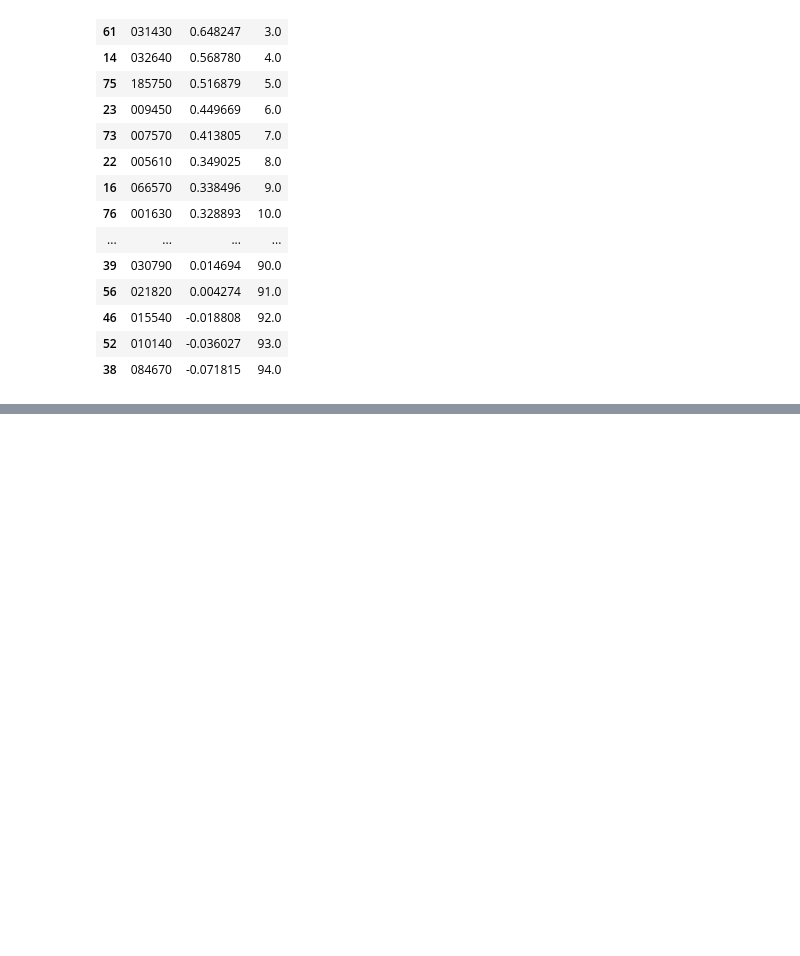
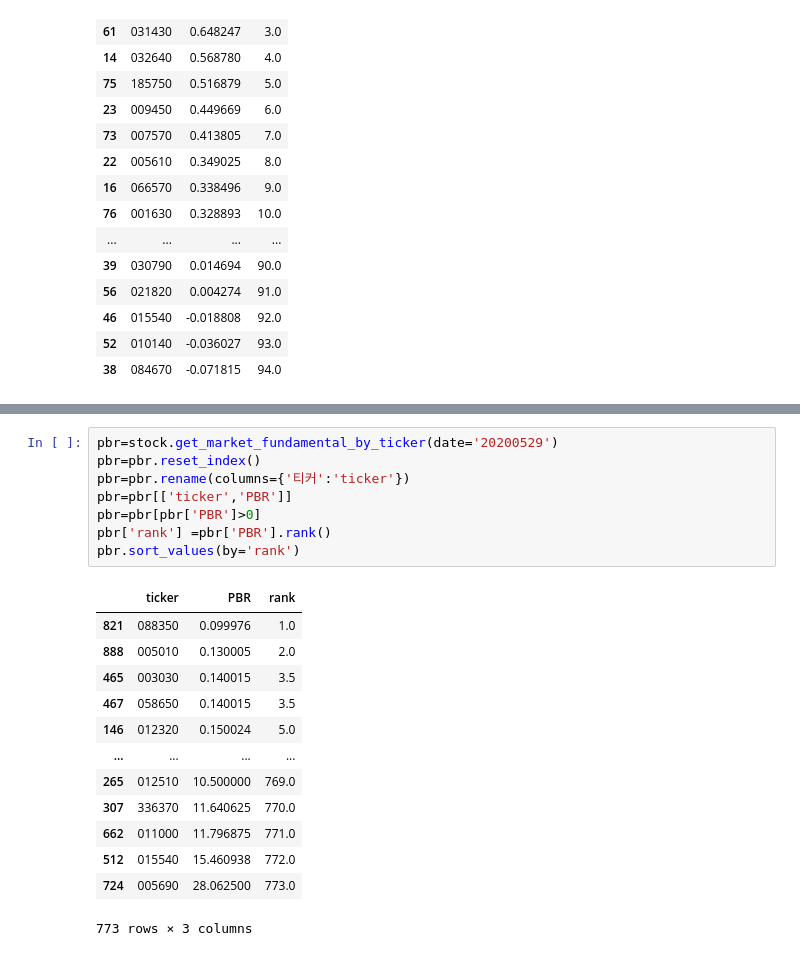
Before and after one commit to ajcltm/BackTesting, a Jupyter notebook: opendart&pykrx(7.14).ipynb, the cells around one changed output, grey strips where cells are left out. Saved outputs shown, nothing was run; the diff lists cells and outputs as text; blank space fills up the shorter version.

```diff
--- a/opendart&pykrx(7.14).ipynb
+++ b/opendart&pykrx(7.14).ipynb
@@ -144,0 +181,22 @@ Name: thstrm_amount, dtype: object
+# %%
+pbr=stock.get_market_fundamental_by_ticker(date='20200529')
+pbr=pbr.reset_index()
+pbr=pbr.rename(columns={'티커':'ticker'})
+pbr=pbr[['ticker','PBR']]
+pbr=pbr[pbr['PBR']>0]
+pbr['rank'] =pbr['PBR'].rank()
+pbr.sort_values(by='rank')
+# %% [output]
+|  | ticker | PBR | rank |
+| 821 | 088350 | 0.099976 | 1.0 |
+| 888 | 005010 | 0.130005 | 2.0 |
+| 465 | 003030 | 0.140015 | 3.5 |
+| 467 | 058650 | 0.140015 | 3.5 |
+| 146 | 012320 | 0.150024 | 5.0 |
+| ... | ... | ... | ... |
+| 265 | 012510 | 10.500000 | 769.0 |
+| 307 | 336370 | 11.640625 | 770.0 |
+| 662 | 011000 | 11.796875 | 771.0 |
+| 512 | 015540 | 15.460938 | 772.0 |
+| 724 | 005690 | 28.062500 | 773.0 |
+773 rows × 3 columns
```
Also changed, not shown: parts of 10 cells of this notebook, 3 other files.
